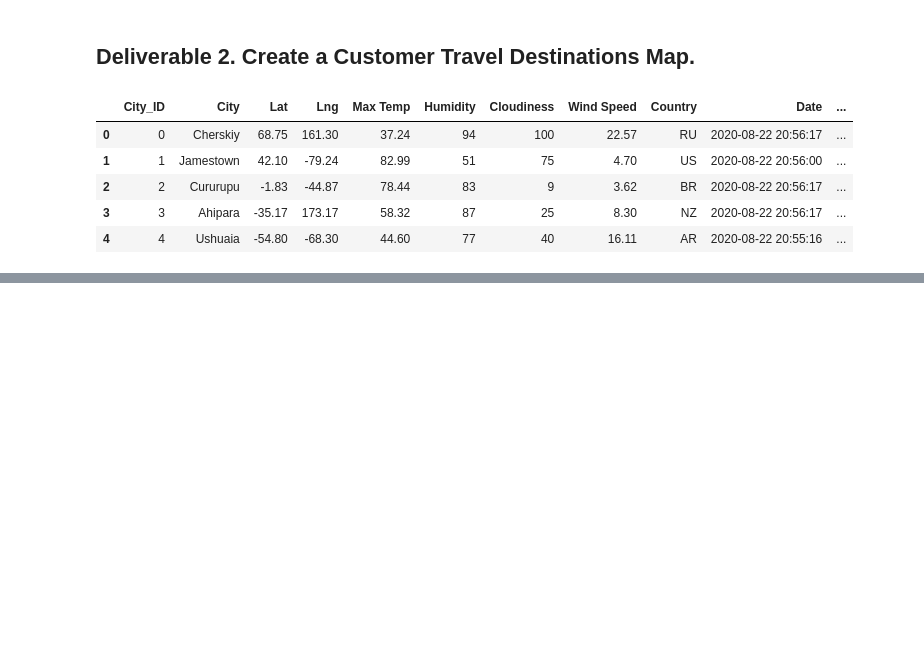
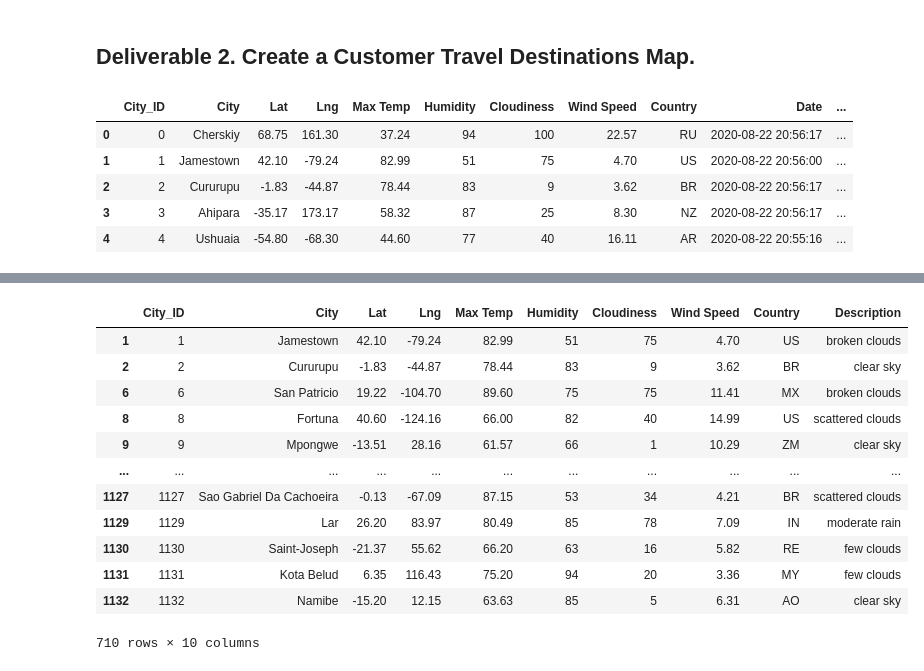
Before and after one commit to mpatubo/World_Weather_Analysis, a Jupyter notebook: Vacation_Search.ipynb, the cells around one changed output, grey strips where cells are left out. Saved outputs shown, nothing was run; the diff lists cells and outputs as text; code cells hidden in the pictures; blank space fills up the shorter version.

```diff
--- a/Vacation_Search.ipynb
+++ b/Vacation_Search.ipynb
@@ -75,0 +74,18 @@ dtype: int64
+# %%
+#**drop date column
+
+preferred_cities_df.drop(columns=['Date'])
+# %% [output]
+|  | City_ID | City | Lat | Lng | Max Temp | Humidity | Cloudiness | Wind Speed | Country | Description |
+| 1 | 1 | Jamestown | 42.10 | -79.24 | 82.99 | 51 | 75 | 4.70 | US | broken clouds |
+| 2 | 2 | Cururupu | -1.83 | -44.87 | 78.44 | 83 | 9 | 3.62 | BR | clear sky |
+| 6 | 6 | San Patricio | 19.22 | -104.70 | 89.60 | 75 | 75 | 11.41 | MX | broken clouds |
+| 8 | 8 | Fortuna | 40.60 | -124.16 | 66.00 | 82 | 40 | 14.99 | US | scattered clouds |
+| 9 | 9 | Mpongwe | -13.51 | 28.16 | 61.57 | 66 | 1 | 10.29 | ZM | clear sky |
+| ... | ... | ... | ... | ... | ... | ... | ... | ... | ... | ... |
+| 1127 | 1127 | Sao Gabriel Da Cachoeira | -0.13 | -67.09 | 87.15 | 53 | 34 | 4.21 | BR | scattered clouds |
+| 1129 | 1129 | Lar | 26.20 | 83.97 | 80.49 | 85 | 78 | 7.09 | IN | moderate rain |
+| 1130 | 1130 | Saint-Joseph | -21.37 | 55.62 | 66.20 | 63 | 16 | 5.82 | RE | few clouds |
+| 1131 | 1131 | Kota Belud | 6.35 | 116.43 | 75.20 | 94 | 20 | 3.36 | MY | few clouds |
+| 1132 | 1132 | Namibe | -15.20 | 12.15 | 63.63 | 85 | 5 | 6.31 | AO | clear sky |
+710 rows × 10 columns
```
Also changed, not shown: parts of 27 cells of this notebook, 2 other files.
